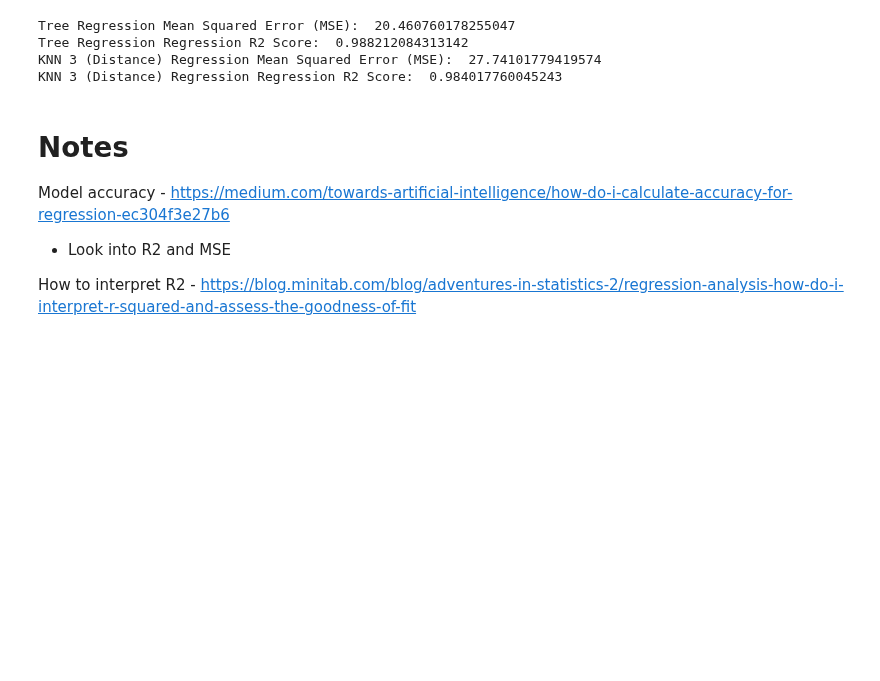
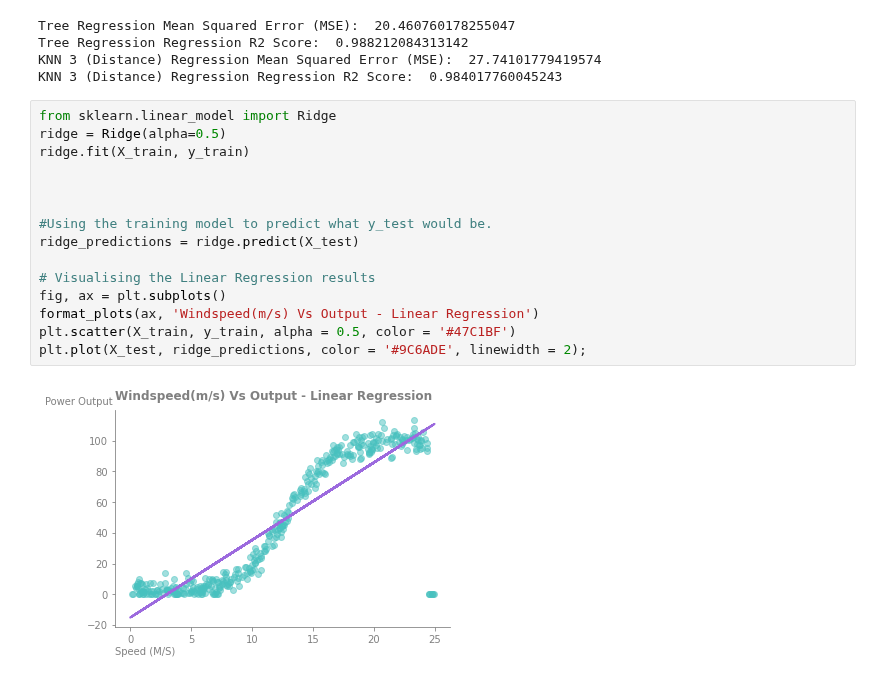
Before and after one commit to OtherBrian/fda-regression_project, a Jupyter notebook: Regression Project.ipynb, the cells around one changed output. Drawn from its saved outputs; the diff is of its cells as text; blank space fills up the shorter version.

```diff
--- a/Regression Project.ipynb
+++ b/Regression Project.ipynb
@@ -653,10 +665,20 @@ Tree Regression Mean Squared Error (MSE):  20.460760178255047
 Tree Regression Regression R2 Score:  0.988212084313142
 KNN 3 (Distance) Regression Mean Squared Error (MSE):  27.74101779419574
 KNN 3 (Distance) Regression Regression R2 Score:  0.984017760045243
-# %% [markdown]
-# Notes
-
-Model accuracy - https://medium.com/towards-artificial-intelligence/how-do-i-calculate-accuracy-for-regression-ec304f3e27b6
-* Look into R2 and MSE
-
-How to interpret R2 - https://blog.minitab.com/blog/adventures-in-statistics-2/regression-analysis-how-do-i-interpret-r-squared-and-assess-the-goodness-of-fit
+# %%
+from sklearn.linear_model import Ridge
+ridge = Ridge(alpha=0.5)
+ridge.fit(X_train, y_train)
+
+
+
+#Using the training model to predict what y_test would be.
+ridge_predictions = ridge.predict(X_test)
+
+# Visualising the Linear Regression results
+fig, ax = plt.subplots()
+format_plots(ax, 'Windspeed(m/s) Vs Output - Linear Regression')
+plt.scatter(X_train, y_train, alpha = 0.5, color = '#47C1BF')
+plt.plot(X_test, ridge_predictions, color = '#9C6ADE', linewidth = 2);
+# %% [output]
+[figure, added]
```
Also changed, not shown: parts of 11 cells of this notebook.
